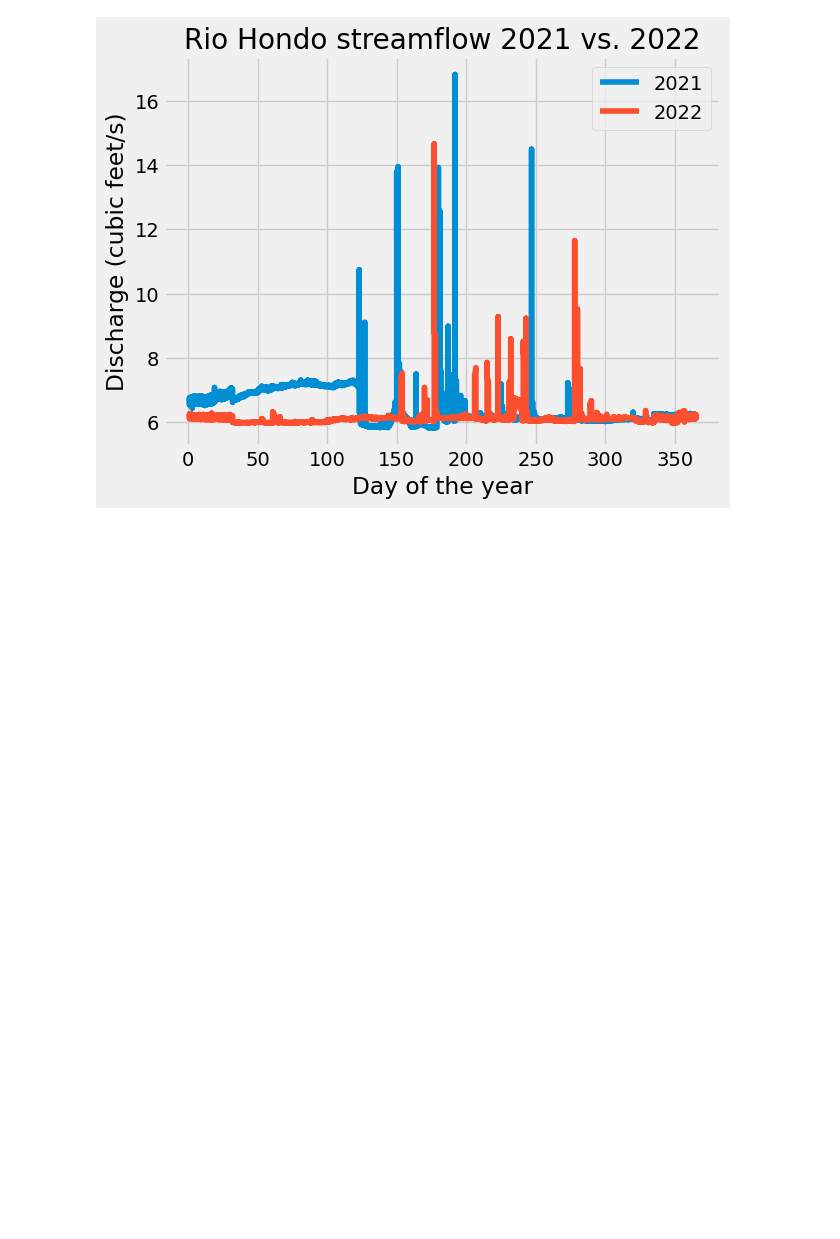
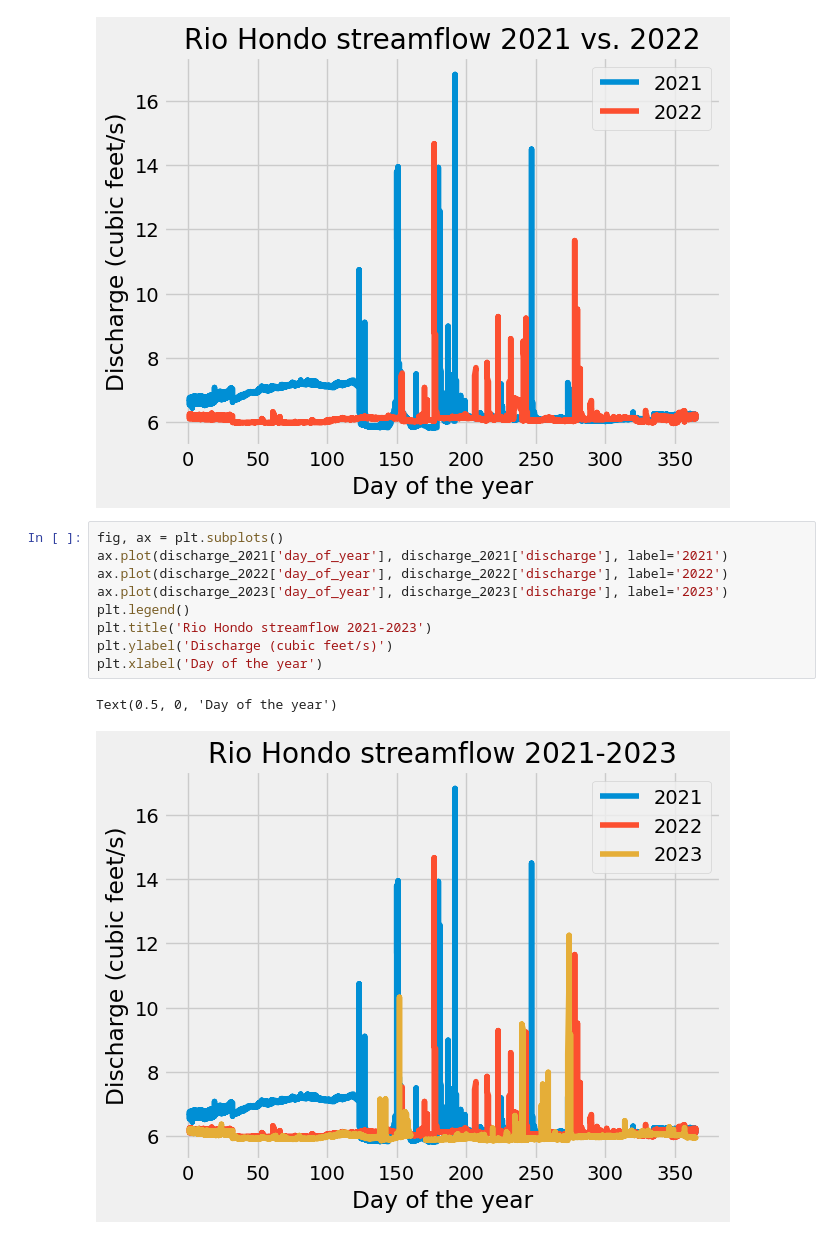
Before and after one commit to drpafowler/SpringRiver, a Jupyter notebook: eda.ipynb, the cells around one changed output. Saved outputs shown, nothing was run; the diff lists cells and outputs as text; blank space fills up the shorter version.

```diff
--- a/eda.ipynb
+++ b/eda.ipynb
@@ -143,3 +143,15 @@ plt.xlabel('Day of the year')
 # %% [output]
 Text(0.5, 0, 'Day of the year')
 [figure]
+# %%
+fig, ax = plt.subplots()
+ax.plot(discharge_2021['day_of_year'], discharge_2021['discharge'], label='2021')
+ax.plot(discharge_2022['day_of_year'], discharge_2022['discharge'], label='2022')
+ax.plot(discharge_2023['day_of_year'], discharge_2023['discharge'], label='2023')
+plt.legend()
+plt.title('Rio Hondo streamflow 2021-2023')
+plt.ylabel('Discharge (cubic feet/s)')
+plt.xlabel('Day of the year')
+# %% [output]
+Text(0.5, 0, 'Day of the year')
+[figure, added]
```
